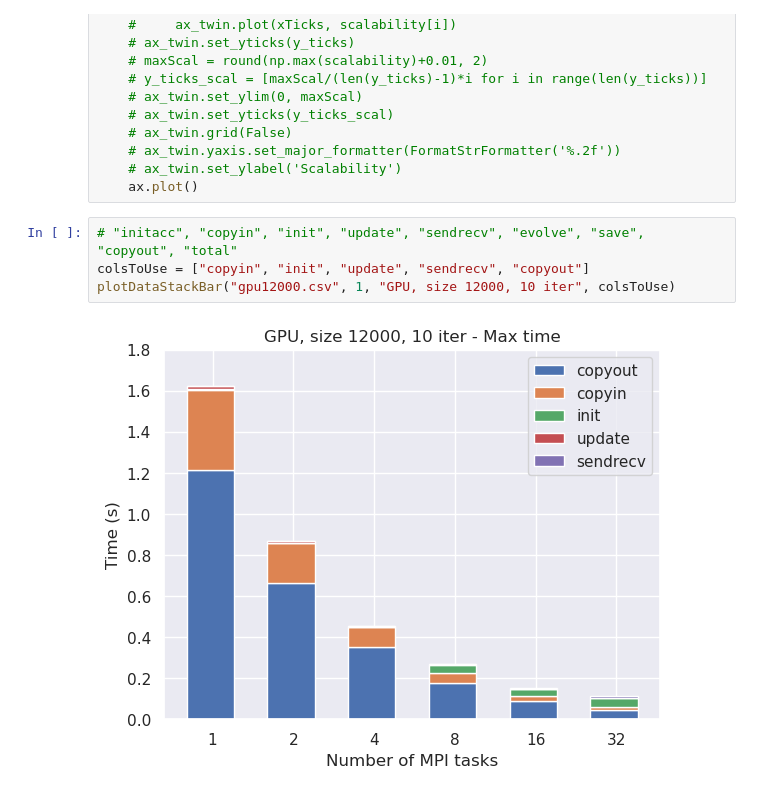
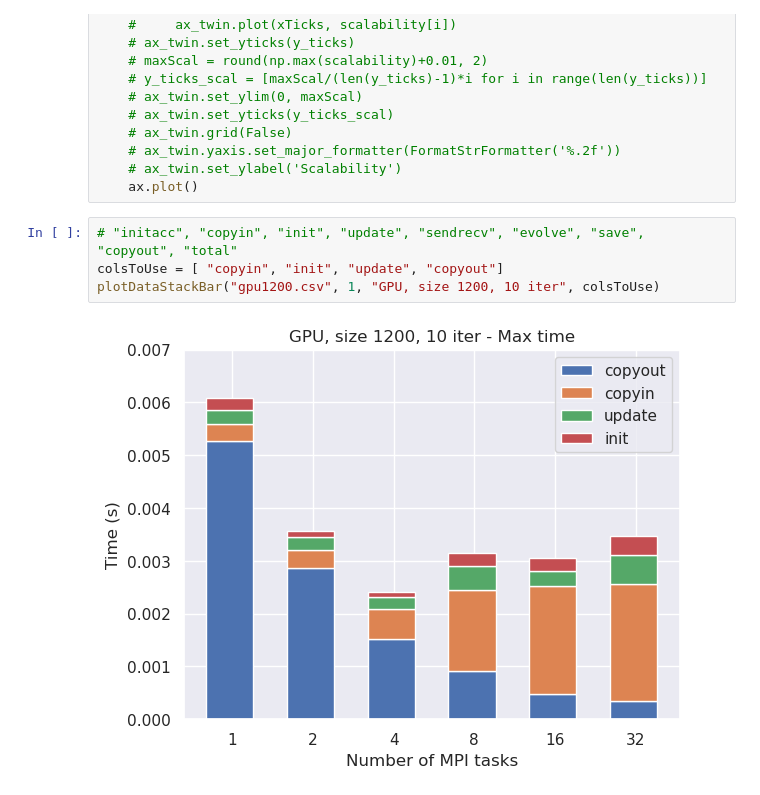
Before and after one commit to DavideRossi1/AdvancedHPC-Project, a Jupyter notebook: Jacobi/data/plots.ipynb, the cells around one changed output. Cells and saved outputs as stored; diff of their text form.

Commit message:
Fixed data, added descriptions to MatMul, added gif to jacobi

```diff
--- a/Jacobi/data/plots.ipynb
+++ b/Jacobi/data/plots.ipynb
@@ -55,10 +55,10 @@ def buildAx(title, ax, data):
     ax.plot()
 # %%
 # "initacc", "copyin", "init", "update", "sendrecv", "evolve", "save", "copyout", "total"
-colsToUse = ["copyin", "init", "update", "sendrecv", "copyout"]
-plotDataStackBar("gpu12000.csv", 1, "GPU, size 12000, 10 iter", colsToUse)
+colsToUse = [ "copyin", "init", "update", "copyout"]
+plotDataStackBar("gpu1200.csv", 1, "GPU, size 1200, 10 iter", colsToUse)
 # %% [output]
-[figure, old version]
+[figure, new version]
 # %%
 def read_data(files, cols_to_use):
     data_frames = []
```
Also changed, not shown: parts of 1 cell of this notebook, 34 other files.
